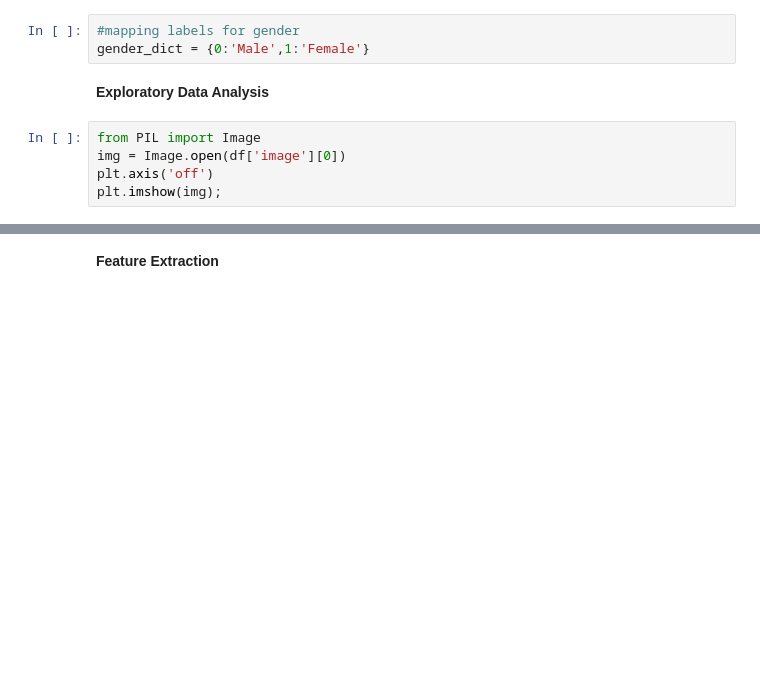
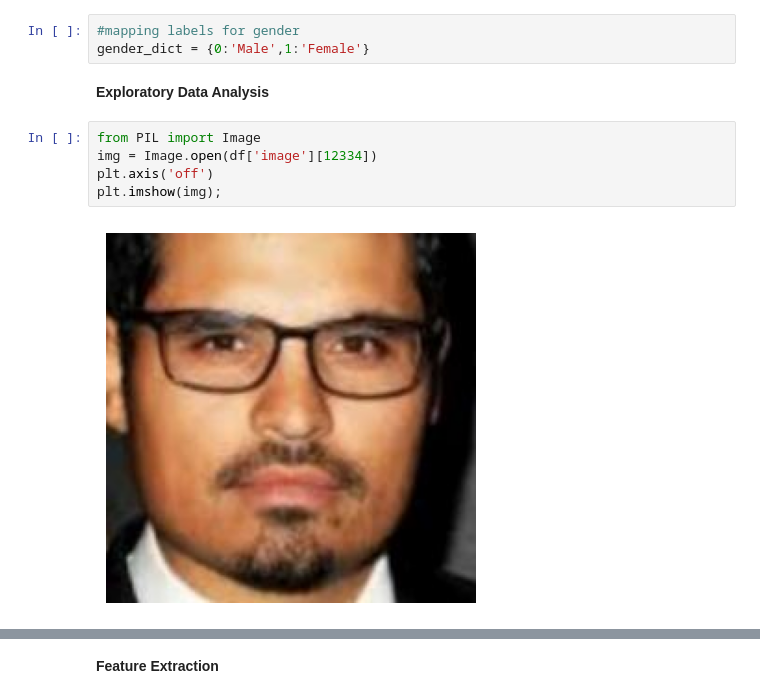
Before and after one commit to arinjayy-ai/Age-and-Gender-Prediction-model, a Jupyter notebook: gender-and-age-prediction.ipynb, the cells around one changed output, grey strips where cells are left out. Cells and saved outputs as stored; diff of their text form; blank space fills up the shorter version.

```diff
--- a/gender-and-age-prediction.ipynb
+++ b/gender-and-age-prediction.ipynb
@@ -44,8 +58,10 @@ gender_dict = {0:'Male',1:'Female'}
 **Exploratory Data Analysis**
 # %%
 from PIL import Image
-img = Image.open(df['image'][0])
+img = Image.open(df['image'][12334])
 plt.axis('off')
 plt.imshow(img);
+# %% [output]
+[figure, added]
 # %%
 sns.distplot(df['age'])
```
Also changed, not shown: parts of 12 cells of this notebook.
